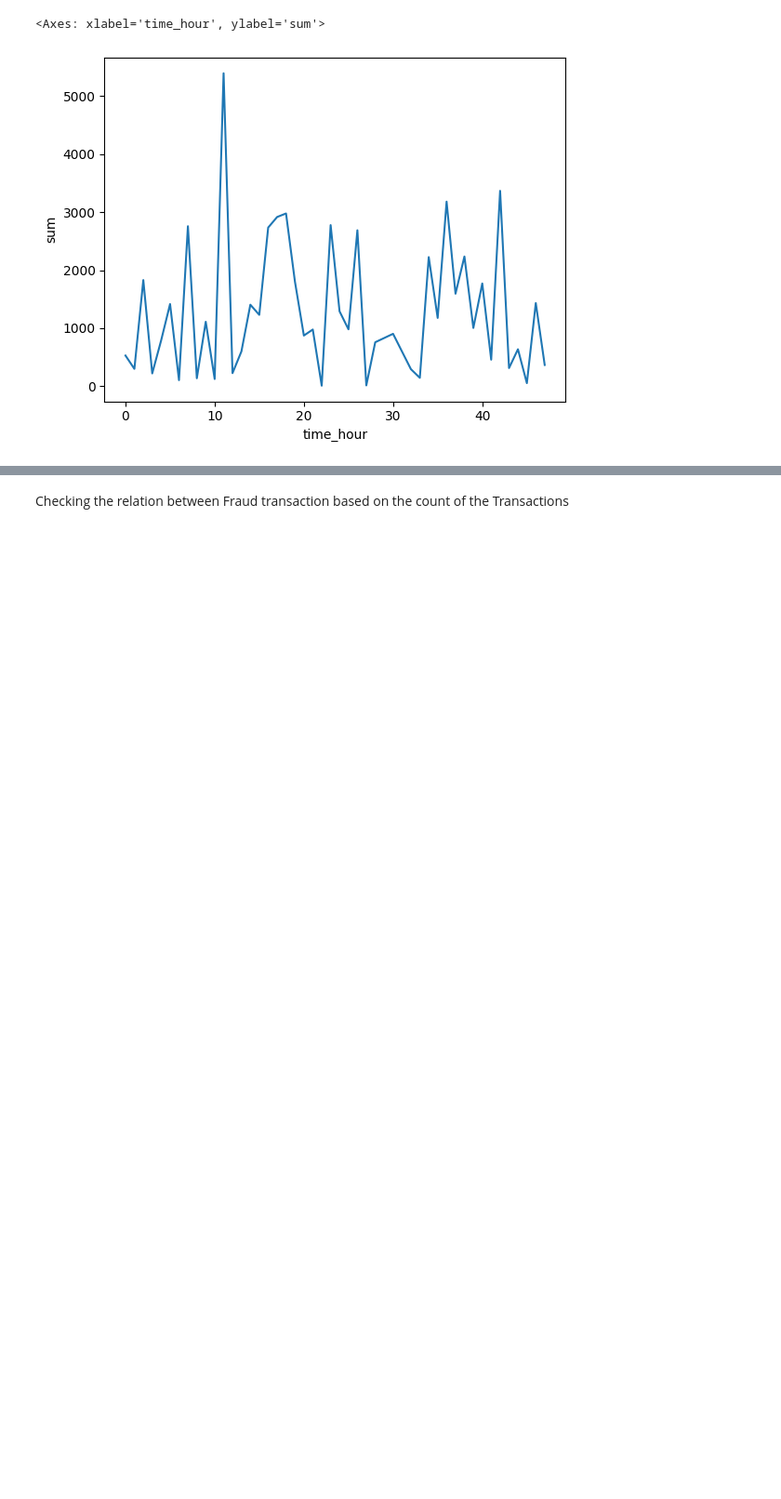
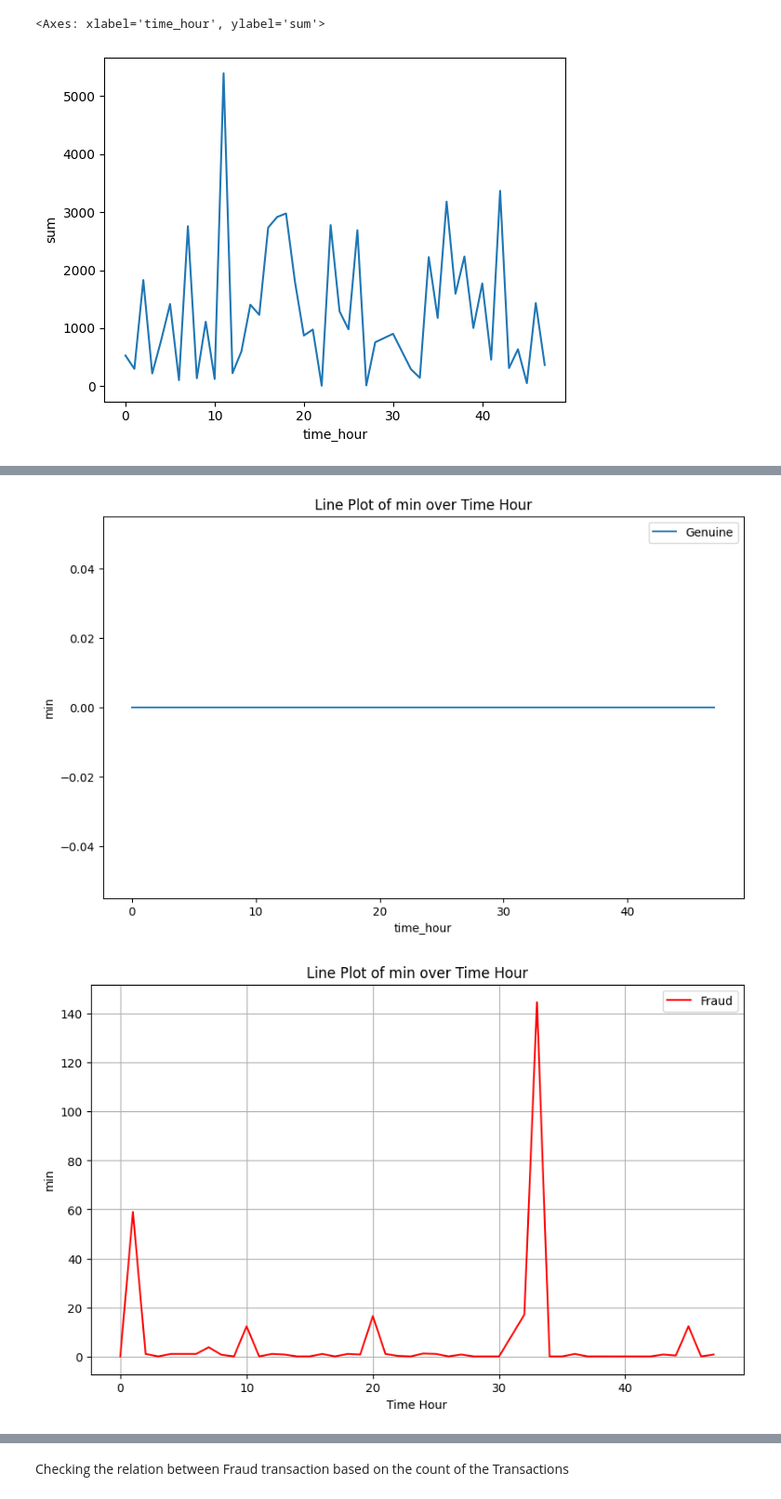
Before and after one commit to SuvitKumar003/Credit-Card-Fraud-Detection, a Jupyter notebook: code1.ipynb, the cells around one changed output, grey strips where cells are left out. Shown at 93% size. Cells and saved outputs as stored; diff of their text form; code cells hidden in the pictures; blank space fills up the shorter version.

```diff
--- a/code1.ipynb
+++ b/code1.ipynb
@@ -207,0 +220,23 @@ sns.lineplot(x='time_hour',y='sum',data=data_set[data_set['Class']==1])
+# %%
+
+features = data_set.columns.tolist()
+features.remove('time_hour')
+features.remove('Class')
+
+# Create a line plot for each feature
+for feature in features:
+    plt.figure(figsize=(10, 6))
+    sns.lineplot(x='time_hour', y=feature, data=data_set[data_set['Class'] == 0], label='Genuine')
+    plt.title(f'Line Plot of {feature} over Time Hour')
+
+    plt.figure(figsize=(10,6))
+    sns.lineplot(x='time_hour',y=feature,data=data_set[data_set['Class']==1],label='Fraud',color='red')
+
+    plt.title(f'Line Plot of {feature} over Time Hour')
+    plt.xlabel('Time Hour')
+    plt.ylabel(feature)
+    plt.grid(True)
+    plt.show()
+# %% [output]
+[figure, added]
+[figure, added]
```
Also changed, not shown: parts of 17 cells of this notebook.
